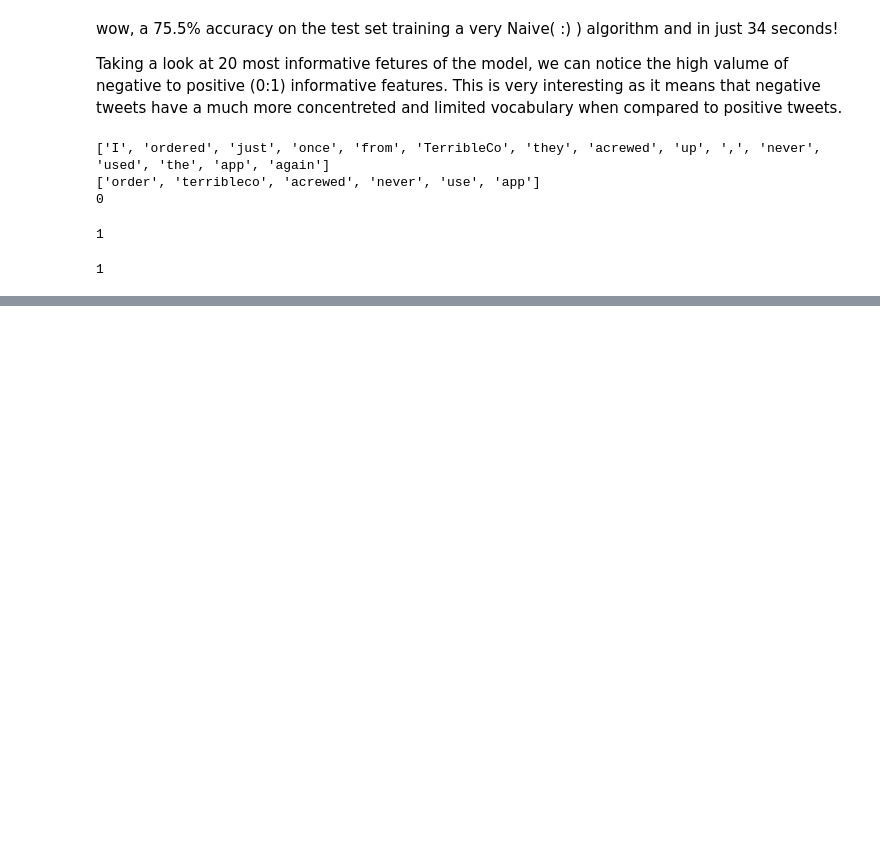
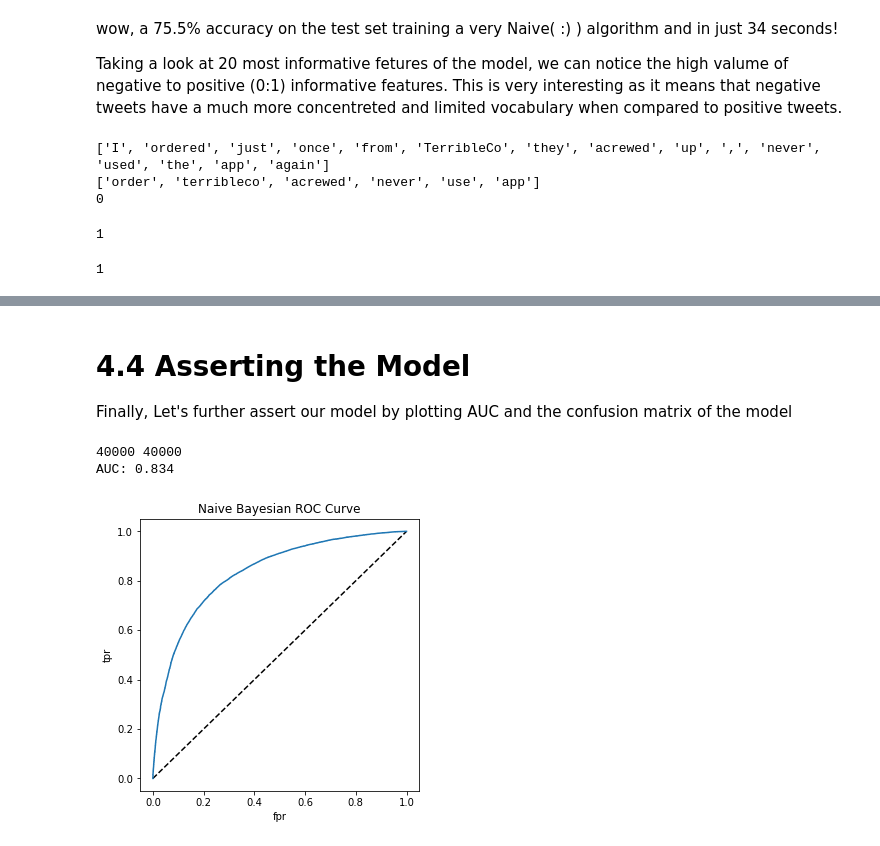
Before and after one commit to srv-sh/TwitterSentimentAnalysis, a Jupyter notebook: SentimentClassificarion.ipynb, the cells around one changed output, grey strips where cells are left out. Cells and saved outputs as stored; diff of their text form; code cells hidden in the pictures; blank space fills up the shorter version.

```diff
--- a/SentimentClassificarion.ipynb
+++ b/SentimentClassificarion.ipynb
@@ -429,0 +473,33 @@ print(classifier.classify(dict([token, True] for token in custom_tokens)))
+# %% [markdown]
+# 4.4 Asserting the Model
+Finally, Let's further assert our model by plotting AUC and the confusion matrix of the model
+# %%
+from sklearn import metrics
+
+#Storing all desired values in a list
+y = [test_data[i][1] for i in range(len(test_data))]
+#prob = [ classifier.classify(test_data[i][0]) for i in range(len(test_data))]
+prob = [classifier.prob_classify(test_data[i][0]).prob(1) for i in range(len(test_data))]
+#print(prob)
+print(len(y),len(prob))
+
+#performing the roc curve calculation
+fpr, tpr , thresholds = metrics.roc_curve(y,prob)
+
+#printing the area under Curve (AUC) of the ROC curve (the closer to 1, the better)
+auc = metrics.roc_auc_score(y,prob)
+print('AUC: %.3f' %auc)
+# %% [output]
+40000 40000
+AUC: 0.834
+# %%
+# Plotting the ROC Curve
+plt.figure(figsize=(5,5))
+plt.plot([0,1] , [0,1] , 'k--')
+plt.plot(fpr , tpr, label = 'NB')
+plt.xlabel('fpr')
+plt.ylabel('tpr')
+plt.title('Naive Bayesian ROC Curve')
+plt.show()
+# %% [output]
+[figure, added]
```
Also changed, not shown: parts of 17 cells of this notebook.
